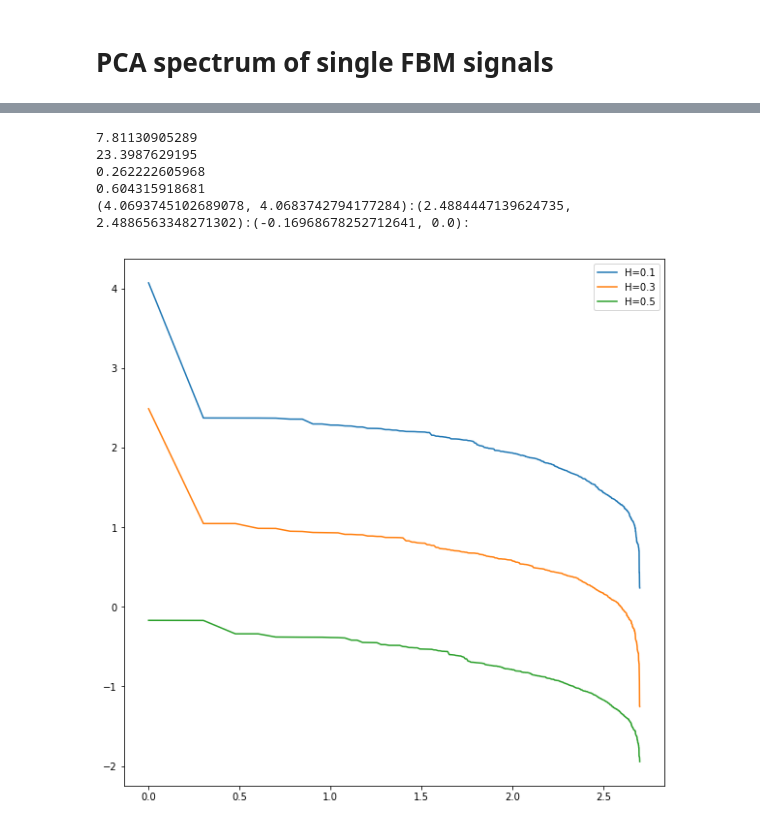
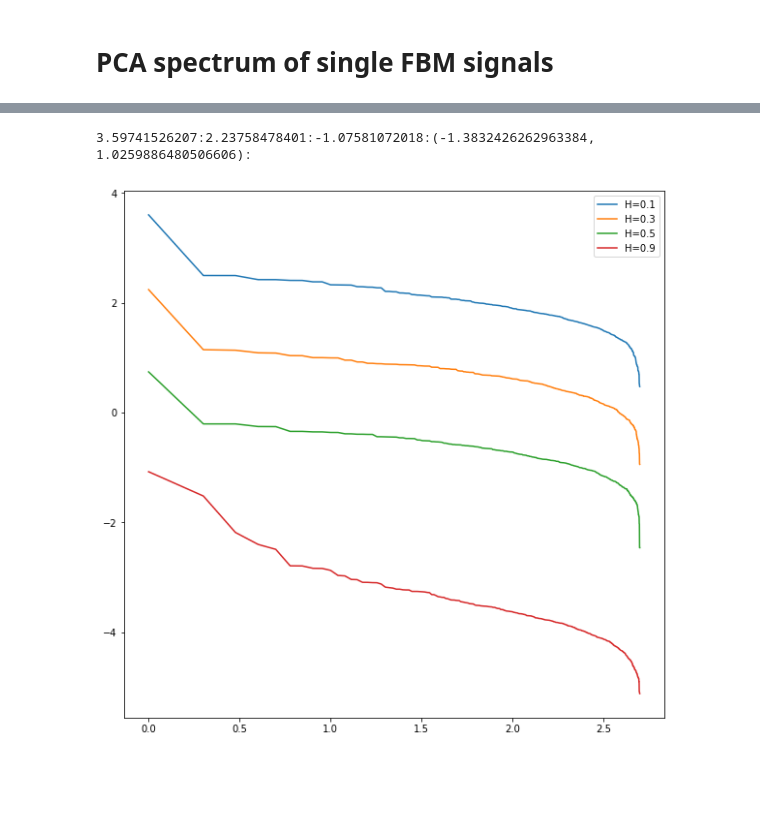
Before and after one commit to Agrim9/MultiFractal_Signal_Analysis, a Jupyter notebook: FBM_NB.ipynb, the cells around one changed output, grey strips where cells are left out. Saved outputs shown, nothing was run; the diff lists cells and outputs as text; code cells hidden in the pictures; blank space fills up the shorter version.

```diff
--- a/FBM_NB.ipynb
+++ b/FBM_NB.ipynb
@@ -130,7 +207,7 @@ def Qf(x, A, B,C): # this is your 'straight line' y=f(x)
     return A*x**2 + B*x + C
 
 def get_wavelet_var(wavelet,H=0.3,est_sil=1):
-    samp_size=1024
+    samp_size=100
     f = FBM(n=samp_size, hurst=H, length=0.5, method='daviesharte')
     # Generate a fBm realization
     fbm_sample = f.fbm()
@@ -172,7 +249,7 @@ def get_wavelet_var(wavelet,H=0.3,est_sil=1):
     #print(AutoCov_mat-AutoCorr_mat)
 
     U,S,V=svd(AutoCov_mat)
-    plt.rcParams['figure.figsize'] = (10, 10)
+    plt.rcParams['figure.figsize'] = (12, 12)
     #print(S)
     #print(S[::-1])
     plt.plot(np.log2(np.arange(M)+1),np.log2(S))
@@ -277,47 +356,38 @@ def get_wavelet_var(wavelet,H=0.3,samp_size=150,plot_sil=0,print_sil=0):
         cD_shift=shift(cD, k, cval=0)
         R[k]=np.sum(cD*np.conjugate(cD_shift))
 
     AutoCorr_mat=toeplitz(R[0:M],R[0:M])
     sigma2_2=R[0]/2
 
-    if(2*H<=1):
-        K=np.abs(np.min(R[0:M]))
-        print(np.abs(np.min(R[0:M])))
-        print(np.abs((2**(2*H)-2)*sigma2_2))
-    else:
-        K=0
-    #print(K)
+    K=np.abs(np.min(R[0:M]))
     AutoCorr_mat=AutoCorr_mat+K
     mean_corr=(np.sum(AutoCorr_mat)-M*AutoCorr_mat[0][0])/(M**2-M)
     U,S,V=svd(AutoCorr_mat)
 
     if(plot_sil!=1):
         ax.plot(np.log10(np.arange(M)+1)\
                 ,np.log10(S[0:M]),label=str("H="+str(H)))
 
     #print(S[0])
     #print(1+(M-1)*mean_corr)
     est_S=1+((2*M**(2*H-1)*(2*H-1))*sigma2_2)+(M-1)*K
-    return np.log10(S[0]),np.log10(est_S)
+    return np.log10(S[0])
 
 plt.rcParams['figure.figsize'] = (10, 10)
 fig = plt.figure()
 ax= fig.add_subplot(111)
 h0=get_wavelet_var('haar',0.1,samp_size=1000)
 h1=get_wavelet_var('haar',0.3,samp_size=1000)
 h2=get_wavelet_var('haar',0.5,samp_size=1000)
+h2=get_wavelet_var('haar',0.9,samp_size=1000)
 #h3=get_wavelet_var('haar',0.7,samp_size=1000)
 print(str(h0)+":"+str(h1)+":"+str(h2)+":"+str(h3)+":")
 handles, labels = ax.get_legend_handles_labels()
 ax.legend(handles, labels)
 plt.show()
 # %% [output]
-7.81130905289
-23.3987629195
-0.262222605968
-0.604315918681
-(4.0693745102689078, 4.0683742794177284):(2.4884447139624735, 2.4886563348271302):(-0.16968678252712641, 0.0):
+3.59741526207:2.23758478401:-1.07581072018:(-1.3832426262963384, 1.0259886480506606):
-[figure, old version]
+[figure, new version]
 # %%
 plt.rcParams['figure.figsize'] = (10, 10)
 fig = plt.figure()
```
Also changed, not shown: parts of 11 cells of this notebook, 16 other files.
